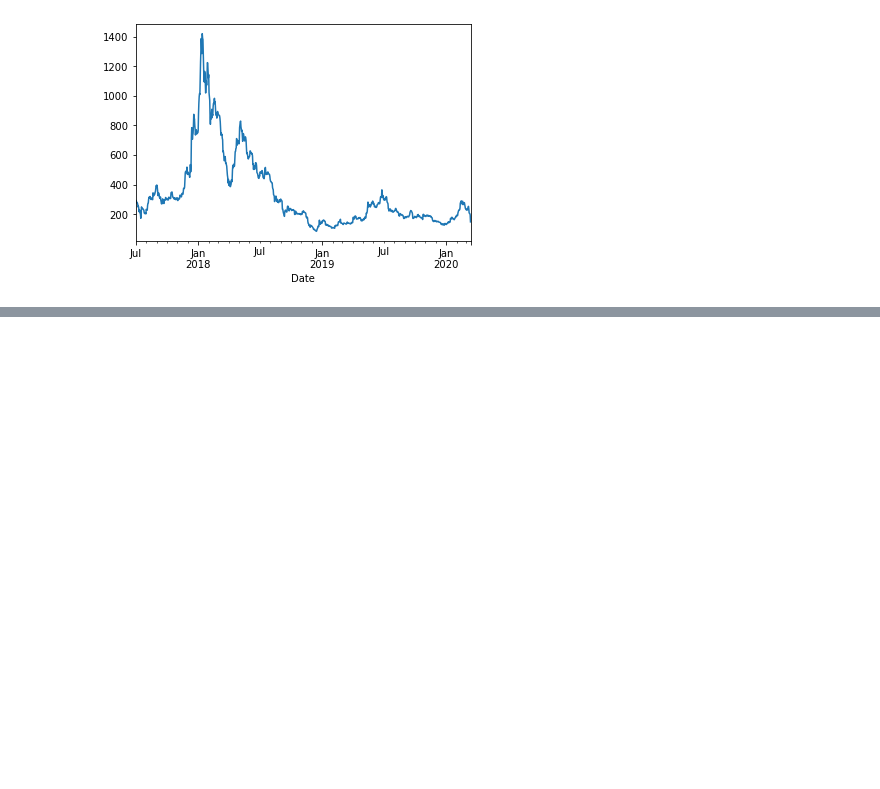
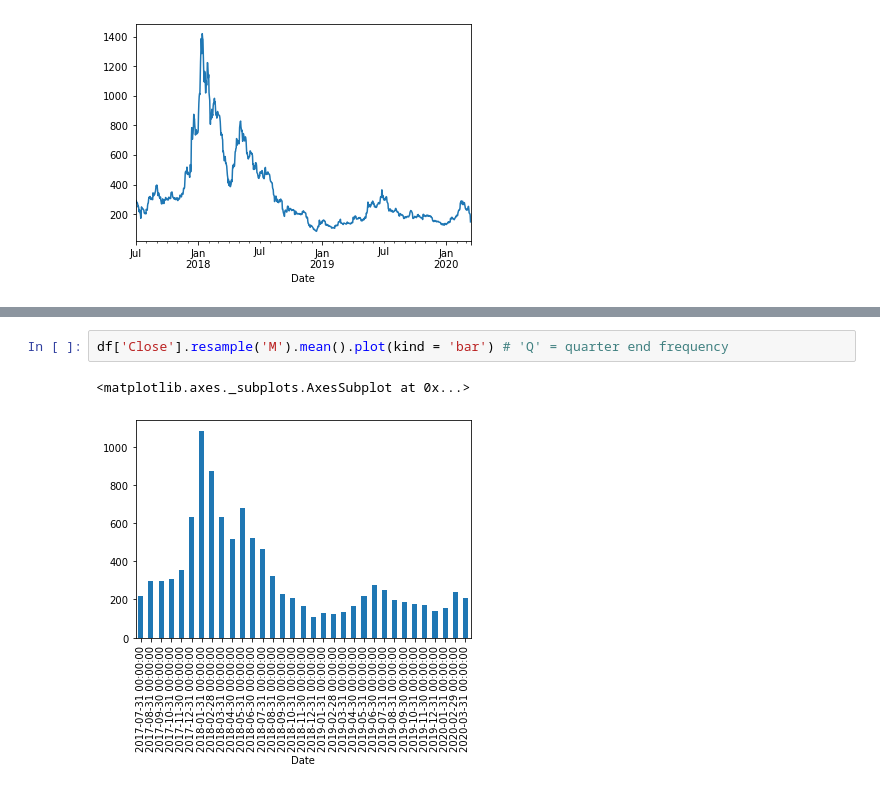
Before and after one commit to keshav4118/Pandas_learning_path, a Jupyter notebook: Working_With_Date_and_Time_Series.ipynb, the cells around one changed output, grey strips where cells are left out. Cells and saved outputs as stored; diff of their text form; blank space fills up the shorter version.

```diff
--- a/Working_With_Date_and_Time_Series.ipynb
+++ b/Working_With_Date_and_Time_Series.ipynb
@@ -222,0 +238,5 @@ df.resample('W').mean()
+# %%
+df['Close'].resample('M').mean().plot(kind = 'bar') # 'Q' = quarter end frequency
+# %% [output]
+<matplotlib.axes._subplots.AxesSubplot at 0x...>
+[figure, added]
```
Also changed, not shown: parts of 17 cells of this notebook.
